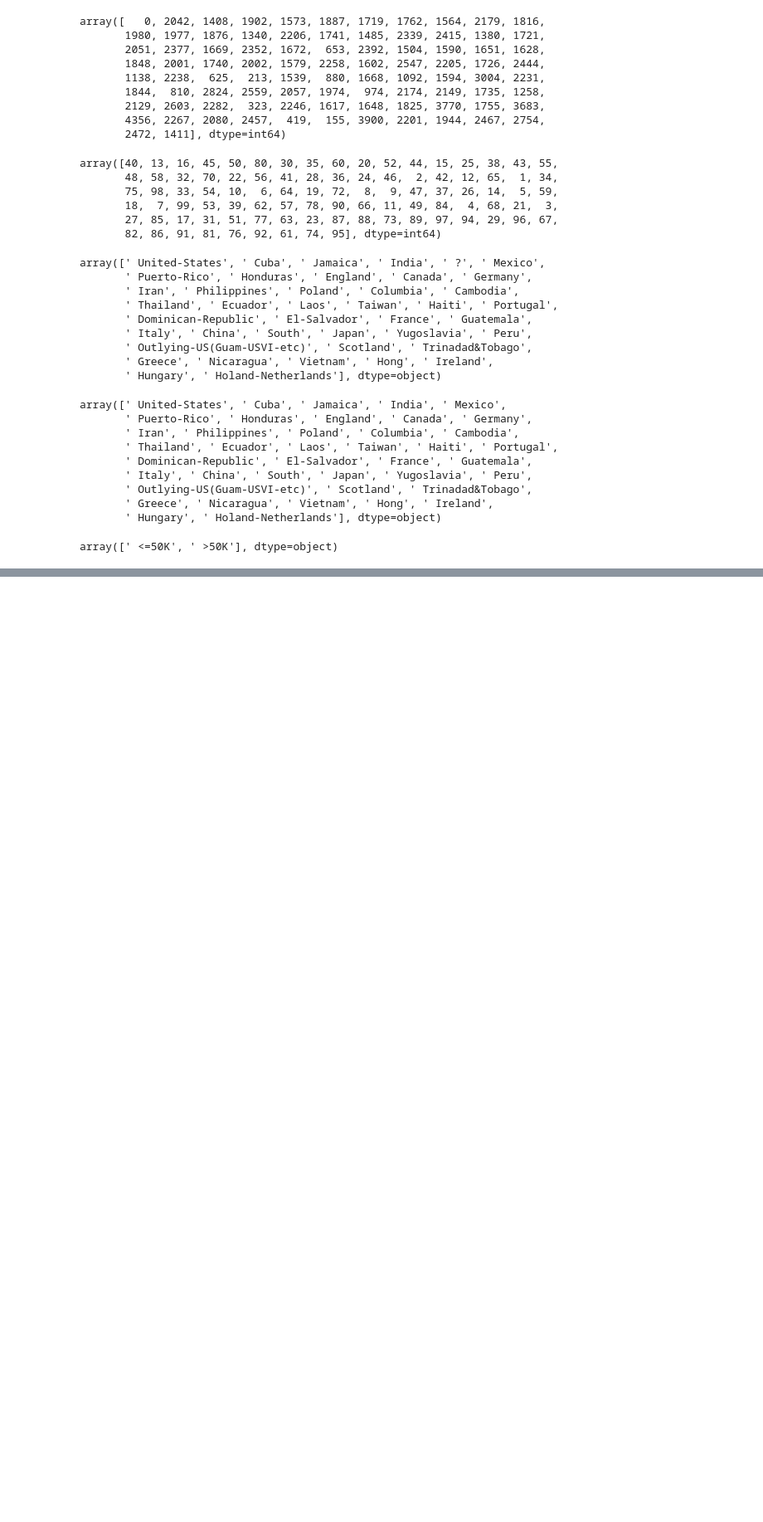
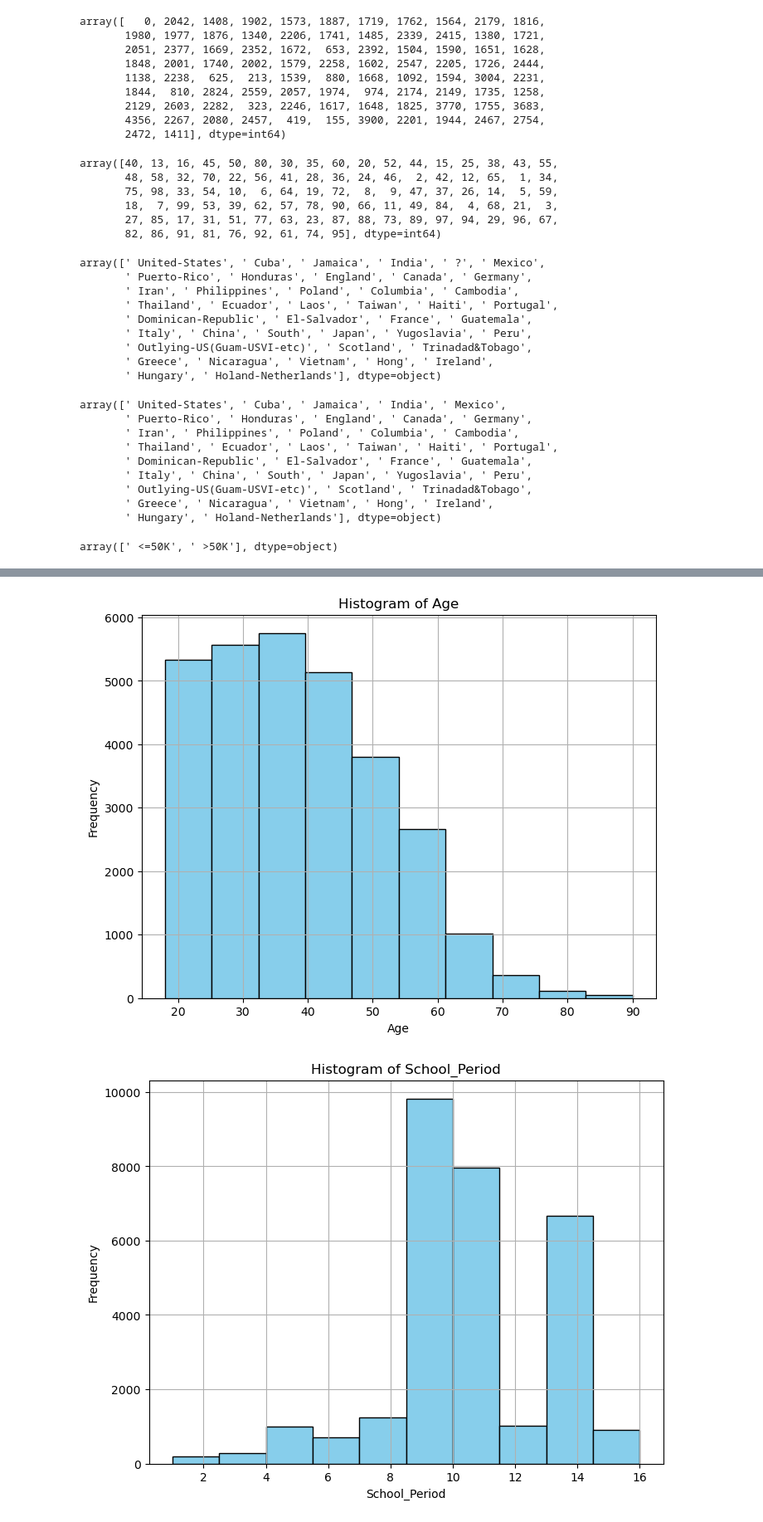
Before and after one commit to Inupa6677/Income-prediction-using-adult-data, a Jupyter notebook: Untitled.ipynb, the cells around one changed output, grey strips where cells are left out. Shown at 83% size. Saved outputs shown, nothing was run; the diff lists cells and outputs as text; code cells hidden in the pictures; blank space fills up the shorter version.

```diff
--- a/Untitled.ipynb
+++ b/Untitled.ipynb
@@ -317,0 +340,2 @@ array([' <=50K', ' >50K'], dtype=object)
+# %%
+df1.drop_duplicates(inplace=True)
@@ -317,0 +347,6 @@ array([' <=50K', ' >50K'], dtype=object)
+# %%
+# Calculate frequency counts for each category
+for col in categorical_columns:
+    print("Frequency counts for column:", col)
+    print(df1[col].value_counts())
+    print("\n")
@@ -317,0 +374,7 @@ array([' <=50K', ' >50K'], dtype=object)
+# %%
+numeric_var_1 = ['Age', 'School_Period', 'Weekly_Working_Time' ]
+# %%
+for col in numeric_var_1:
+    print("Frequency counts for column:", col)
+    print(df1[col].value_counts())
+    print("\n")
@@ -317,0 +399,12 @@ array([' <=50K', ' >50K'], dtype=object)
+# %%
+for col in numeric_var_1:
+    plt.figure(figsize=(8, 6))
+    plt.hist(df1[col], bins=10, color='skyblue', edgecolor='black')
+    plt.title('Histogram of ' + col)
+    plt.xlabel(col)
+    plt.ylabel('Frequency')
+    plt.grid(True)
+    plt.show()
+# %% [output]
+[figure, added]
+[figure, added]
```
Also changed, not shown: parts of 11 cells of this notebook.
